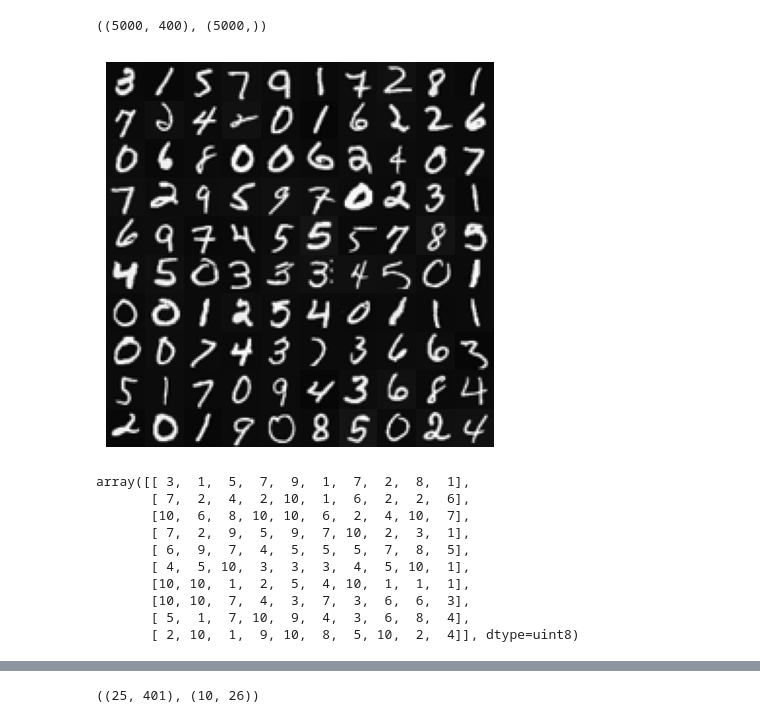
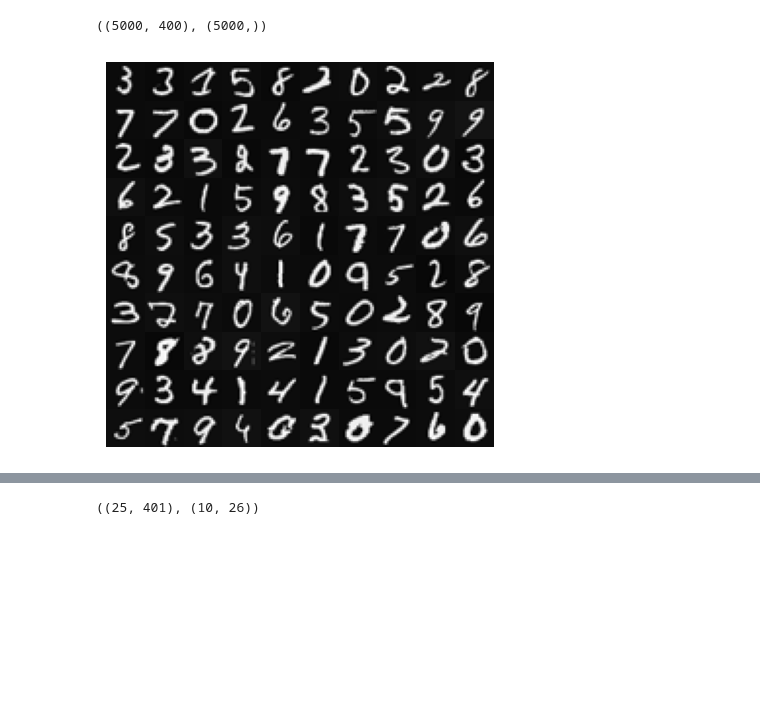
Before and after one commit to samisaf/Learning-AI, a Jupyter notebook: Coursera - Octave Machine Learning/04 Neural Network Learning.ipynb, the cells around one changed output, grey strips where cells are left out. Drawn from its saved outputs; the diff is of its cells as text; code cells hidden in the pictures; blank space fills up the shorter version.

```diff
--- a/Coursera - Octave Machine Learning/04 Neural Network Learning.ipynb
+++ b/Coursera - Octave Machine Learning/04 Neural Network Learning.ipynb
@@ -22,43 +22,19 @@ The second part of the training set is a 5000-dimensional vector $ y $ that cont
 import numpy as np
 import matplotlib.pyplot as plt
 import scipy
-plt.style.use('ggplot')
+from utils.util4 import displayData
 # %%
-data1 = scipy.io.loadmat('ex3data1.mat')
-X1 = data1['X']
-y1 = data1['y']
-# Convert vertical vector to horizontal array
-y1=y1.T[0]
-X1.shape, y1.shape
+data1 = scipy.io.loadmat('./data/ex3data1.mat')
+X = data1['X']
+y = data1['y']
+y=y.flatten()
+X.shape, y.shape
 # %% [output]
 ((5000, 400), (5000,))
-# %%
-def displayData(X, y, plot_size=10, fig_size=5):
-    indices = np.random.choice(len(X), plot_size*plot_size, replace=False)
-    labels = y[indices]
-    selected_images = X[indices]
-    fig, axes = plt.subplots(plot_size, plot_size, figsize=(fig_size, fig_size))
-    for i, ax in enumerate(axes.flat):
-        rotated_image = np.rot90(np.fliplr((selected_images[i].reshape(20, 20))))
-        ax.imshow(rotated_image.reshape(20, 20), cmap='gray')
-        ax.axis('off')
-    plt.subplots_adjust(wspace=0, hspace=0)
-    plt.show()
-    return labels.reshape(plot_size, plot_size)
-
-displayData(X1, y1)
-# %% [output]
-[figure, removed]
-array([[ 3,  1,  5,  7,  9,  1,  7,  2,  8,  1],
-       [ 7,  2,  4,  2, 10,  1,  6,  2,  2,  6],
-       [10,  6,  8, 10, 10,  6,  2,  4, 10,  7],
-       [ 7,  2,  9,  5,  9,  7, 10,  2,  3,  1],
-       [ 6,  9,  7,  4,  5,  5,  5,  7,  8,  5],
-       [ 4,  5, 10,  3,  3,  3,  4,  5, 10,  1],
-       [10, 10,  1,  2,  5,  4, 10,  1,  1,  1],
-       [10, 10,  7,  4,  3,  7,  3,  6,  6,  3],
-       [ 5,  1,  7, 10,  9,  4,  3,  6,  8,  4],
-       [ 2, 10,  1,  9, 10,  8,  5, 10,  2,  4]], dtype=uint8)
+# %%
+displayData(X, y);
+# %% [output]
+[figure, added]
 # %% [markdown]
 ## Model representation
 This neural network has 3 layers – an input layer, a hidden layer and an output layer.
```
Also changed, not shown: parts of 19 cells of this notebook, 4 other files.
